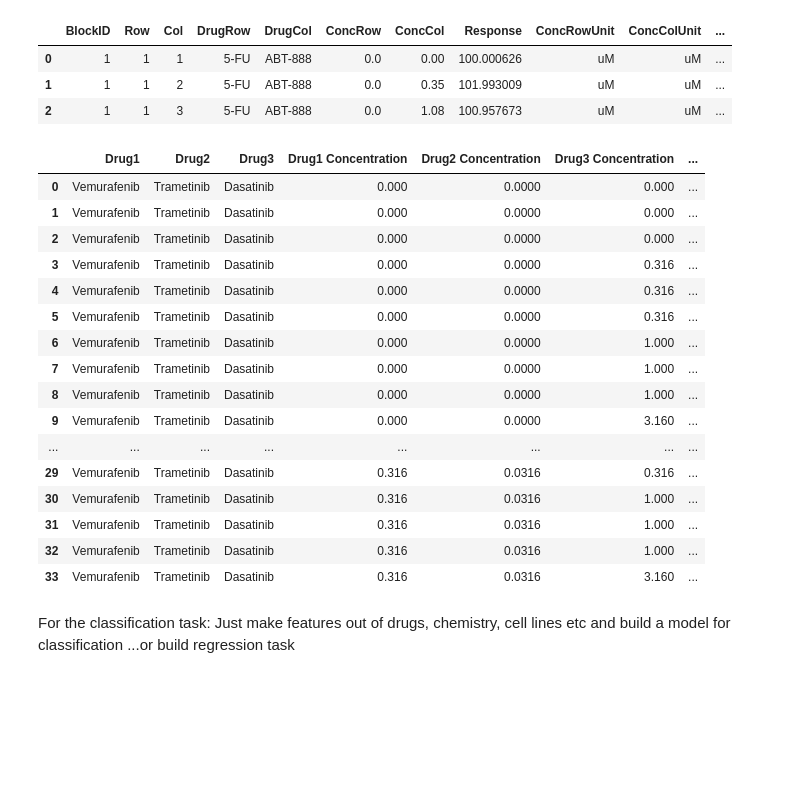
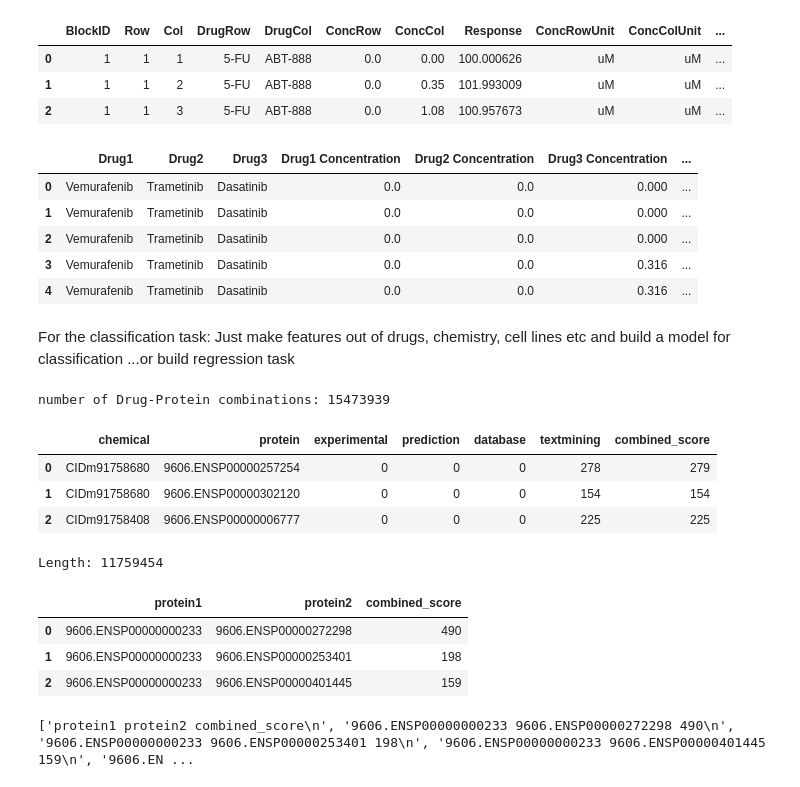
Before and after one commit to stefanhuber1510/marbleProject, a Jupyter notebook: explorationsDrugCombDB.ipynb, the cells around one changed output. Saved outputs shown, nothing was run; the diff lists cells and outputs as text; code cells hidden in the pictures; blank space fills up the shorter version.

```diff
--- a/explorationsDrugCombDB.ipynb
+++ b/explorationsDrugCombDB.ipynb
@@ -96,25 +94,16 @@ pd.read_csv("./drugCombDBdata/synergy-score-data/SHORTdrugcombs_response.csv").h
 | 2 | 1 | 1 | 3 | 5-FU | ABT-888 | 0.0 | 1.08 | 100.957673 | uM | uM | ... |
 # %%
 import pandas as pd
-pd.read_csv("./drugCombDBdata/ThreeDrugCombs.csv").head(34)
+from rdkit import Chem
+data3combs = pd.read_csv("./drugCombDBdata/ThreeDrugCombs.csv")
+data3combs.head()
 # %% [output]
 |  | Drug1 | Drug2 | Drug3 | Drug1 Concentration | Drug2 Concentration | Drug3 Concentration | ... |
-| 0 | Vemurafenib | Trametinib | Dasatinib | 0.000 | 0.0000 | 0.000 | ... |
-| 1 | Vemurafenib | Trametinib | Dasatinib | 0.000 | 0.0000 | 0.000 | ... |
-| 2 | Vemurafenib | Trametinib | Dasatinib | 0.000 | 0.0000 | 0.000 | ... |
-| 3 | Vemurafenib | Trametinib | Dasatinib | 0.000 | 0.0000 | 0.316 | ... |
-| 4 | Vemurafenib | Trametinib | Dasatinib | 0.000 | 0.0000 | 0.316 | ... |
-| 5 | Vemurafenib | Trametinib | Dasatinib | 0.000 | 0.0000 | 0.316 | ... |
-| 6 | Vemurafenib | Trametinib | Dasatinib | 0.000 | 0.0000 | 1.000 | ... |
-| 7 | Vemurafenib | Trametinib | Dasatinib | 0.000 | 0.0000 | 1.000 | ... |
-| 8 | Vemurafenib | Trametinib | Dasatinib | 0.000 | 0.0000 | 1.000 | ... |
-| 9 | Vemurafenib | Trametinib | Dasatinib | 0.000 | 0.0000 | 3.160 | ... |
-| ... | ... | ... | ... | ... | ... | ... | ... |
-| 29 | Vemurafenib | Trametinib | Dasatinib | 0.316 | 0.0316 | 0.316 | ... |
-| 30 | Vemurafenib | Trametinib | Dasatinib | 0.316 | 0.0316 | 1.000 | ... |
-| 31 | Vemurafenib | Trametinib | Dasatinib | 0.316 | 0.0316 | 1.000 | ... |
-| 32 | Vemurafenib | Trametinib | Dasatinib | 0.316 | 0.0316 | 1.000 | ... |
-| 33 | Vemurafenib | Trametinib | Dasatinib | 0.316 | 0.0316 | 3.160 | ... |
+| 0 | Vemurafenib | Trametinib | Dasatinib | 0.0 | 0.0 | 0.000 | ... |
+| 1 | Vemurafenib | Trametinib | Dasatinib | 0.0 | 0.0 | 0.000 | ... |
+| 2 | Vemurafenib | Trametinib | Dasatinib | 0.0 | 0.0 | 0.000 | ... |
+| 3 | Vemurafenib | Trametinib | Dasatinib | 0.0 | 0.0 | 0.316 | ... |
+| 4 | Vemurafenib | Trametinib | Dasatinib | 0.0 | 0.0 | 0.316 | ... |
 # %% [markdown]
 For the classification task:
 Just make features out of drugs, chemistry, cell lines etc and build a model for classification
@@ -123,0 +111,11 @@ from rdkit import Chem
+# %%
+#don't unneccessarily execute, its big!
+drugProteinLinks = pd.read_csv("./drugCombDBdata/descriptions/drug_protein_links.tsv",sep="\t")
+print("number of Drug-Protein combinations:",len(drugProteinLinks))
+drugProteinLinks.head(3)
+# %% [output]
+number of Drug-Protein combinations: 15473939
+|  | chemical | protein | experimental | prediction | database | textmining | combined_score |
+| 0 | CIDm91758680 | 9606.ENSP00000257254 | 0 | 0 | 0 | 278 | 279 |
+| 1 | CIDm91758680 | 9606.ENSP00000302120 | 0 | 0 | 0 | 154 | 154 |
+| 2 | CIDm91758408 | 9606.ENSP00000006777 | 0 | 0 | 0 | 225 | 225 |
@@ -123,0 +125,11 @@ from rdkit import Chem
+# %%
+#don't unneccessarily execute, its big!
+proteinProteinLinks = pd.read_csv("./drugCombDBdata/descriptions/protein_protein_links.txt",sep=" ")
+print("Length:",len(proteinProteinLinks))
+proteinProteinLinks.head(3)
+# %% [output]
+Length: 11759454
+|  | protein1 | protein2 | combined_score |
+| 0 | 9606.ENSP00000000233 | 9606.ENSP00000272298 | 490 |
+| 1 | 9606.ENSP00000000233 | 9606.ENSP00000253401 | 198 |
+| 2 | 9606.ENSP00000000233 | 9606.ENSP00000401445 | 159 |
@@ -123,0 +139,8 @@ from rdkit import Chem
+# %%
+#wondering if they've cut out something
+with open("./drugCombDBdata/descriptions/protein_protein_links.txt") as myfile:
+    head = [next(myfile) for x in range(5)]
+print(head)
+#no they didn't
+# %% [output]
+['protein1 protein2 combined_score\n', '9606.ENSP00000000233 9606.ENSP00000272298 490\n', '9606.ENSP00000000233 9606.ENSP00000253401 198\n', '9606.ENSP00000000233 9606.ENSP00000401445 159\n', '9606.EN ...
```
Also changed, not shown: parts of 12 cells of this notebook, 11 other files.
